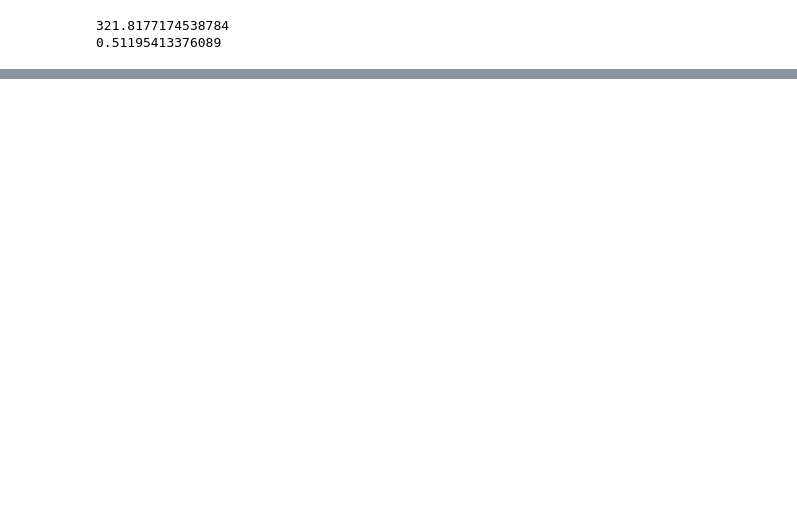
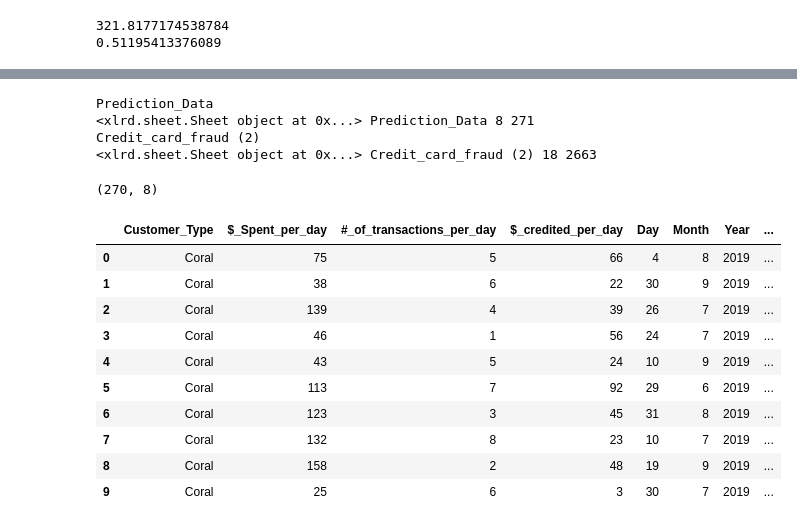
Before and after one commit to priyanshgupta1998/Machine_learning, a Jupyter notebook: Untitled1.ipynb, the cells around one changed output, grey strips where cells are left out. Cells and saved outputs as stored; diff of their text form; code cells hidden in the pictures; blank space fills up the shorter version.

```diff
--- a/Untitled1.ipynb
+++ b/Untitled1.ipynb
@@ -200,0 +256,38 @@ predictions = lm.predict(X_test)
+# %%
+from xlrd import open_workbook
+import csv
+wb = open_workbook('Prediction_data.xlsx')
+for i in range(wb.nsheets):
+    sheet = wb.sheet_by_index(i)
+    print(sheet.name)
+    with open("%s.csv" %(sheet.name.replace(" ","")), "w") as file:
+        writer = csv.writer(file, delimiter = ",")
+        print(sheet, sheet.name, sheet.ncols, sheet.nrows)
+        header = [cell.value for cell in sheet.row(0)]
+        writer.writerow(header)
+        for row_idx in range(1, sheet.nrows):
+            row = [int(cell.value) if isinstance(cell.value, float) else cell.value
+                   for cell in sheet.row(row_idx)]
+            writer.writerow(row)
+# %% [output]
+Prediction_Data
+<xlrd.sheet.Sheet object at 0x...> Prediction_Data 8 271
+Credit_card_fraud (2)
+<xlrd.sheet.Sheet object at 0x...> Credit_card_fraud (2) 18 2663
+# %%
+test_df = pd.read_csv('Prediction_Data.csv')
+print(test_df.shape)
+test_df.head(10)
+# %% [output]
+(270, 8)
+|  | Customer_Type | $_Spent_per_day | #_of_transactions_per_day | $_credited_per_day | Day | Month | Year | ... |
+| 0 | Coral | 75 | 5 | 66 | 4 | 8 | 2019 | ... |
+| 1 | Coral | 38 | 6 | 22 | 30 | 9 | 2019 | ... |
+| 2 | Coral | 139 | 4 | 39 | 26 | 7 | 2019 | ... |
+| 3 | Coral | 46 | 1 | 56 | 24 | 7 | 2019 | ... |
+| 4 | Coral | 43 | 5 | 24 | 10 | 9 | 2019 | ... |
+| 5 | Coral | 113 | 7 | 92 | 29 | 6 | 2019 | ... |
+| 6 | Coral | 123 | 3 | 45 | 31 | 8 | 2019 | ... |
+| 7 | Coral | 132 | 8 | 23 | 10 | 7 | 2019 | ... |
+| 8 | Coral | 158 | 2 | 48 | 19 | 9 | 2019 | ... |
+| 9 | Coral | 25 | 6 | 3 | 30 | 7 | 2019 | ... |
```
Also changed, not shown: parts of 22 cells of this notebook.
